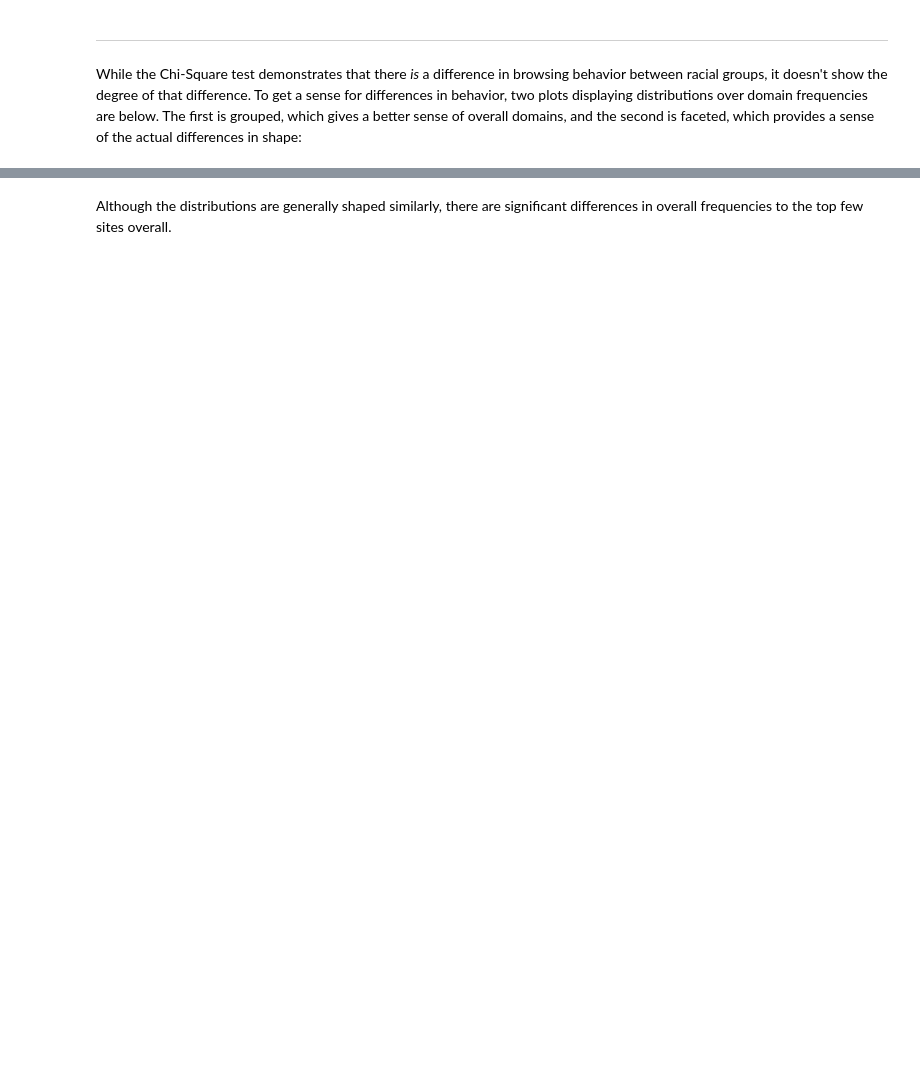
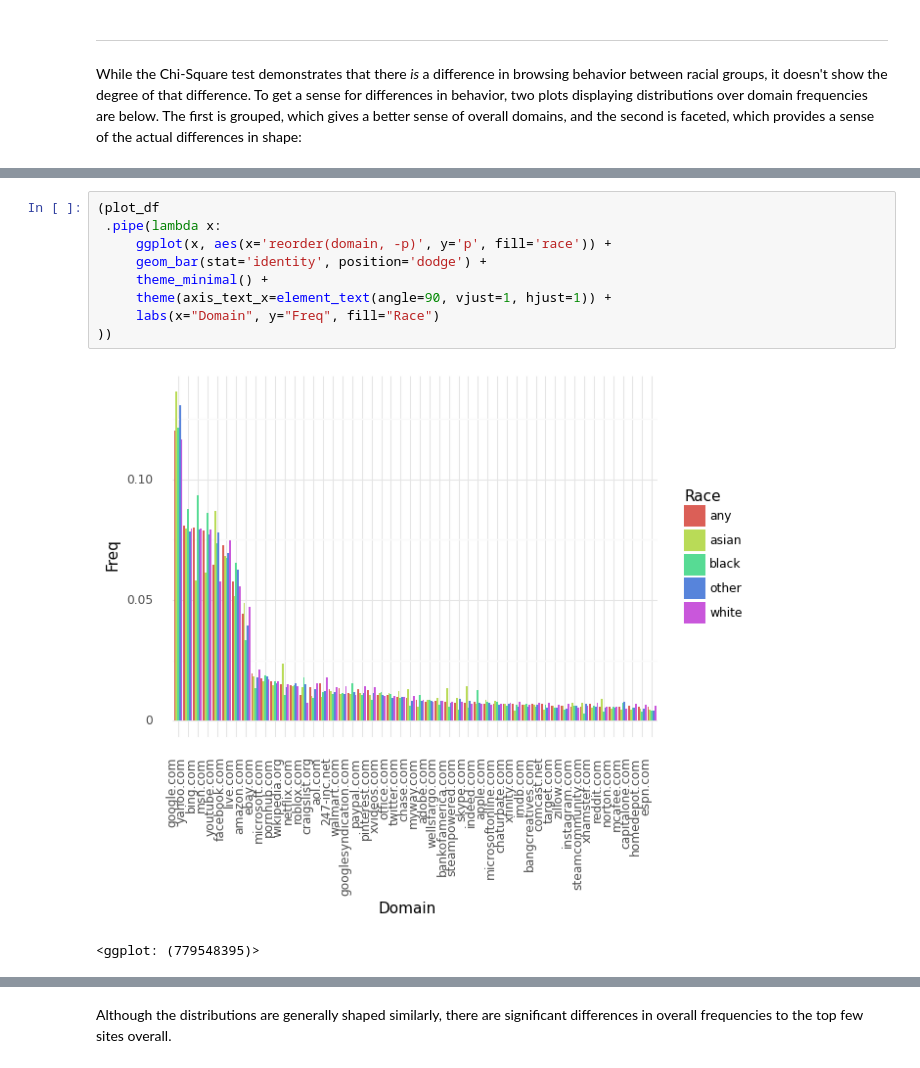
Before and after one commit to aberke/floc-analysis, a Jupyter notebook: notebooks/sensitivity-by-race-by-domain-visit-frequency.ipynb, the cells around one changed output, grey strips where cells are left out. Cells and saved outputs as stored; diff of their text form; blank space fills up the shorter version.

```diff
--- a/notebooks/sensitivity-by-race-by-domain-visit-frequency.ipynb
+++ b/notebooks/sensitivity-by-race-by-domain-visit-frequency.ipynb
@@ -233 +316,13 @@ While the Chi-Square test demonstrates that there *is* a difference in browsing
+# %%
+(plot_df
+ .pipe(lambda x:
+     ggplot(x, aes(x='reorder(domain, -p)', y='p', fill='race')) +
+     geom_bar(stat='identity', position='dodge') +
+     theme_minimal() +
+     theme(axis_text_x=element_text(angle=90, vjust=1, hjust=1)) +
+     labs(x="Domain", y="Freq", fill="Race")
+))
+# %% [output]
+[figure, added]
+<ggplot: (779548395)>
 # %%
```
Also changed, not shown: parts of 12 cells of this notebook.
